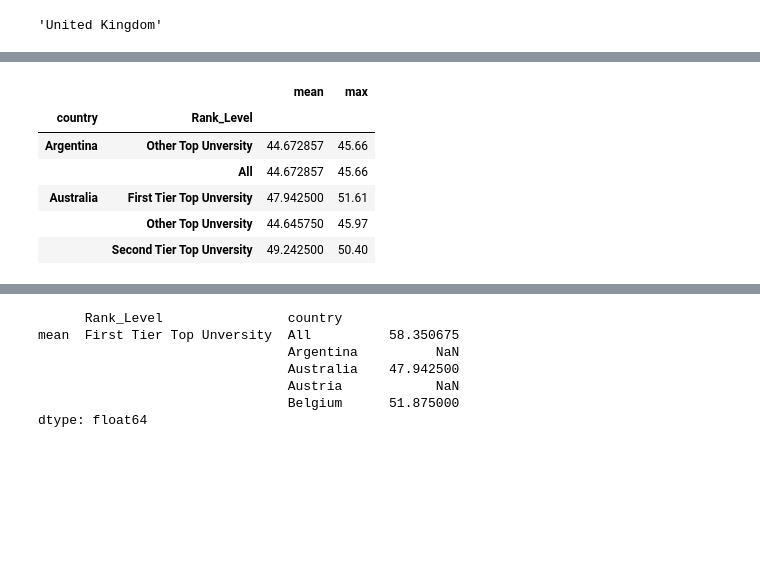
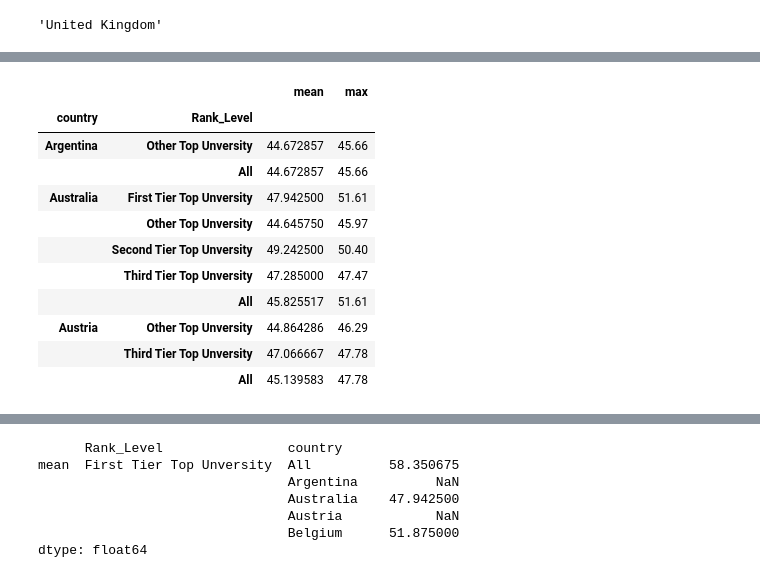
Before and after one commit to al102030/Machine-Learning-Course-C1, a Jupyter notebook: Part3-Files/PivotTable_ed.ipynb, the cells around one changed output, grey strips where cells are left out. Cells and saved outputs as stored; diff of their text form; code cells hidden in the pictures; blank space fills up the shorter version.

```diff
--- a/Part3-Files/PivotTable_ed.ipynb
+++ b/Part3-Files/PivotTable_ed.ipynb
@@ -188,16 +189,21 @@ new_df.head()
 # %%
 # Now let's try stacking, this should move the lowermost column, so the tiers of the university rankings, to
 # the inner most row
 new_df=new_df.stack()
-new_df.head()
+new_df.head(10)
 # %% [output]
 |  |  | mean | max |
 | country | Rank_Level |  |  |
 | Argentina | Other Top Unversity | 44.672857 | 45.66 |
 |  | All | 44.672857 | 45.66 |
 | Australia | First Tier Top Unversity | 47.942500 | 51.61 |
 |  | Other Top Unversity | 44.645750 | 45.97 |
 |  | Second Tier Top Unversity | 49.242500 | 50.40 |
+|  | Third Tier Top Unversity | 47.285000 | 47.47 |
+|  | All | 45.825517 | 51.61 |
+| Austria | Other Top Unversity | 44.864286 | 46.29 |
+|  | Third Tier Top Unversity | 47.066667 | 47.78 |
+|  | All | 45.139583 | 47.78 |
 # %%
 # In the original pivot table, rank levels are the lowermost column, after stacking, rank levels become the
 # innermost index, appearing to the right after country
```
Also changed, not shown: parts of 1 cell of this notebook, 2 other files.
